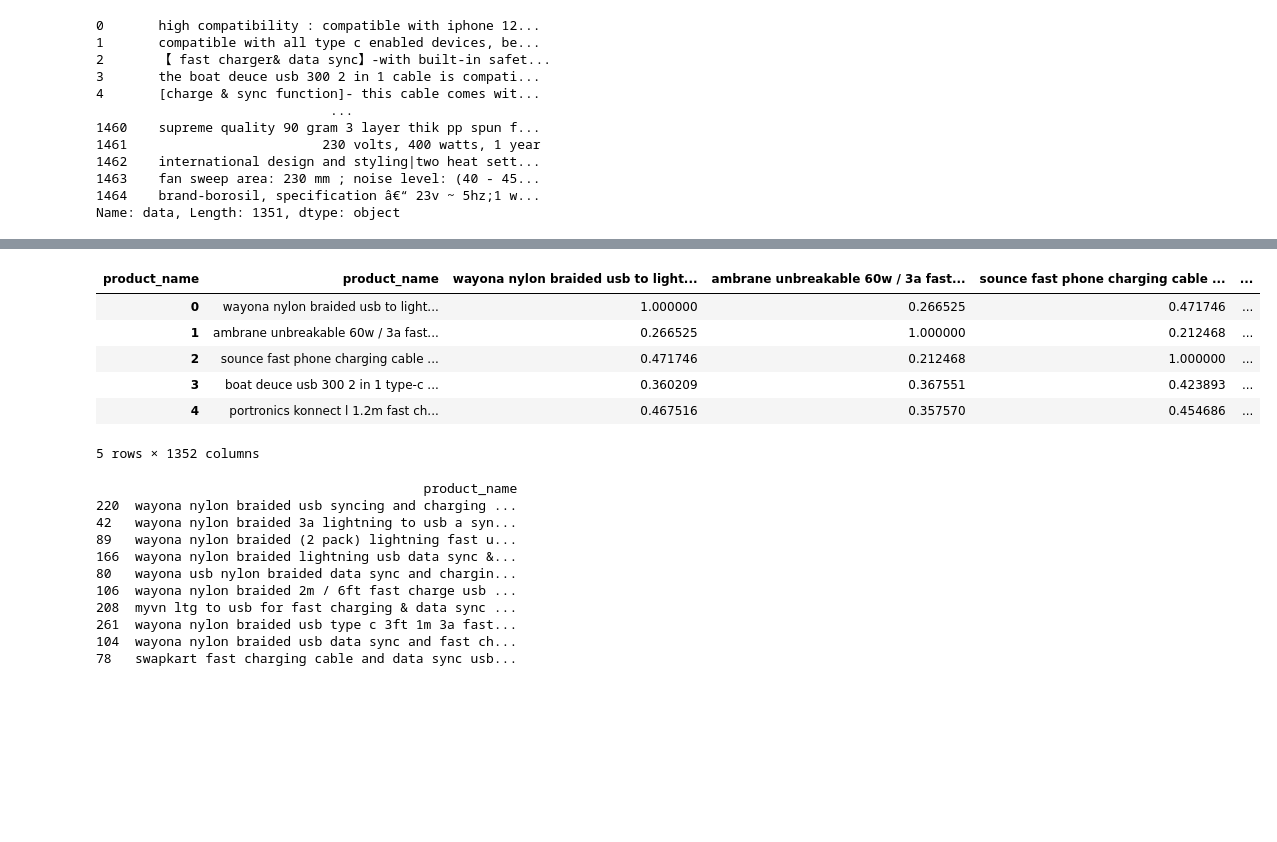
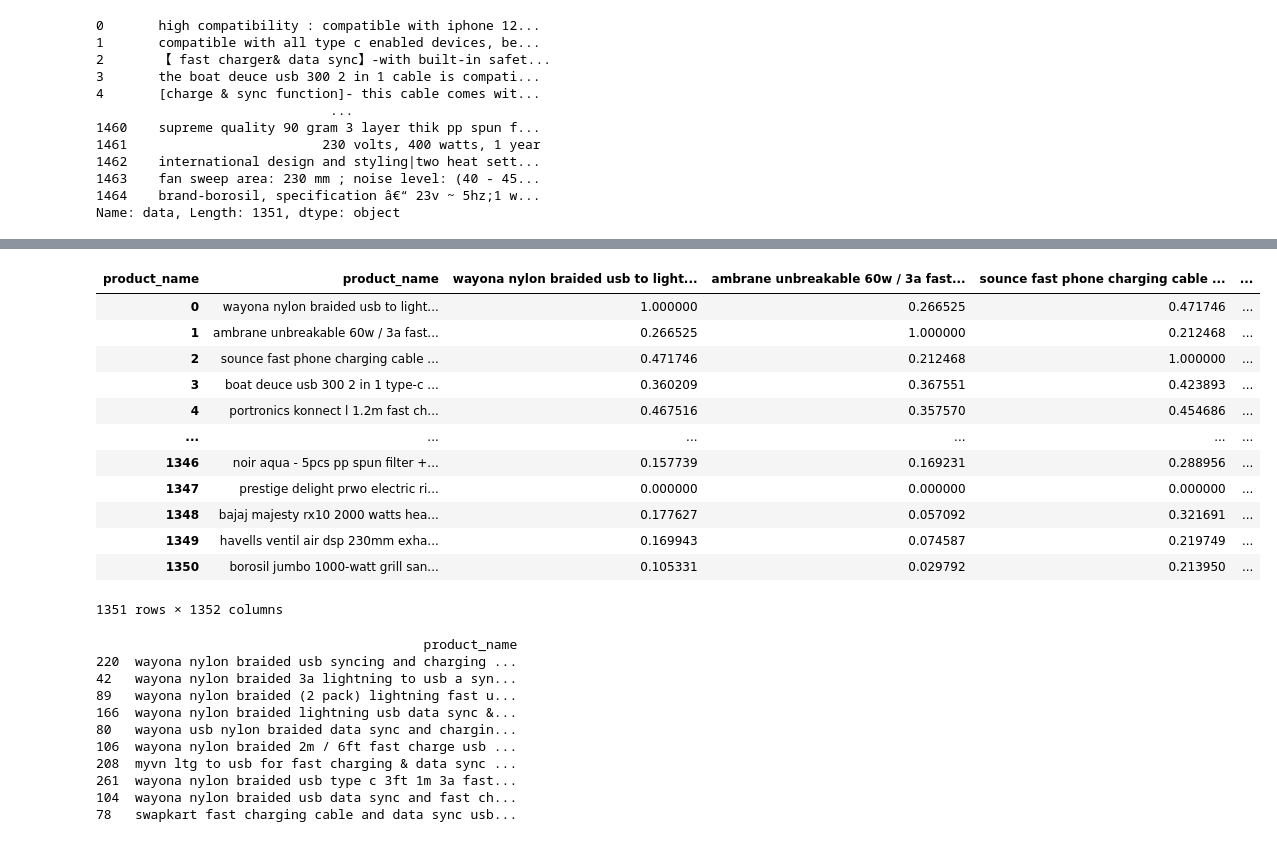
Before and after one commit to sjannabh/MastersProject_repo, a Jupyter notebook: data-analysis/Others/New/DataScience.ipynb, the cells around one changed output, grey strips where cells are left out. Saved outputs shown, nothing was run; the diff lists cells and outputs as text; code cells hidden in the pictures; blank space fills up the shorter version.

```diff
--- a/data-analysis/Others/New/DataScience.ipynb
+++ b/data-analysis/Others/New/DataScience.ipynb
@@ -122,15 +124,20 @@ print(similarities)
 # %%
 products_dataset = pd.DataFrame(similarities, columns=products_dataset['product_name'], index=products_dataset['product_name']).reset_index()
-
-products_dataset.head()
+products_dataset
 # %% [output]
 | product_name | product_name | wayona nylon braided usb to light... | ambrane unbreakable 60w / 3a fast... | sounce fast phone charging cable ... | ... |
 | 0 | wayona nylon braided usb to light... | 1.000000 | 0.266525 | 0.471746 | ... |
 | 1 | ambrane unbreakable 60w / 3a fast... | 0.266525 | 1.000000 | 0.212468 | ... |
 | 2 | sounce fast phone charging cable ... | 0.471746 | 0.212468 | 1.000000 | ... |
 | 3 | boat deuce usb 300 2 in 1 type-c ... | 0.360209 | 0.367551 | 0.423893 | ... |
 | 4 | portronics konnect l 1.2m fast ch... | 0.467516 | 0.357570 | 0.454686 | ... |
+| ... | ... | ... | ... | ... | ... |
+| 1346 | noir aqua - 5pcs pp spun filter +... | 0.157739 | 0.169231 | 0.288956 | ... |
+| 1347 | prestige delight prwo electric ri... | 0.000000 | 0.000000 | 0.000000 | ... |
+| 1348 | bajaj majesty rx10 2000 watts hea... | 0.177627 | 0.057092 | 0.321691 | ... |
+| 1349 | havells ventil air dsp 230mm exha... | 0.169943 | 0.074587 | 0.219749 | ... |
+| 1350 | borosil jumbo 1000-watt grill san... | 0.105331 | 0.029792 | 0.213950 | ... |
-5 rows × 1352 columns
+1351 rows × 1352 columns
 # %%
 input_book = "wayona nylon braided usb to lightning fast charging and data sync cable compatible for iphone 13, 12,11, x, 8, 7, 6, 5, ipad air, pro, mini (3 ft pack of 1, grey)"
 
```
Also changed, not shown: parts of 9 cells of this notebook, 37 other files.
